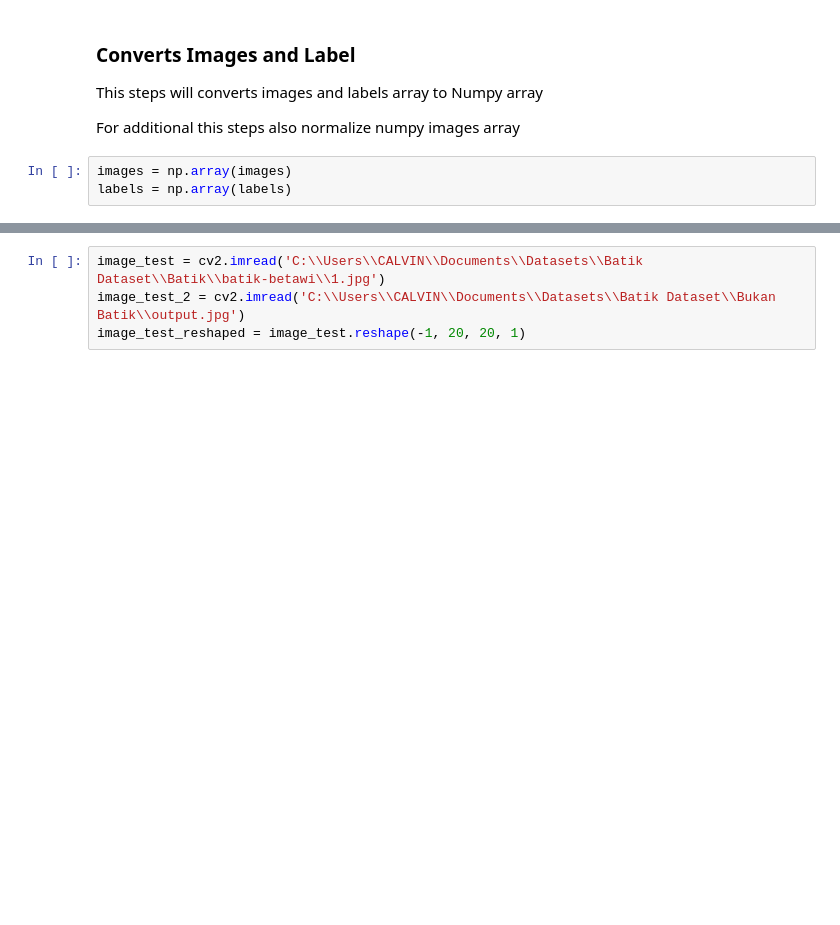
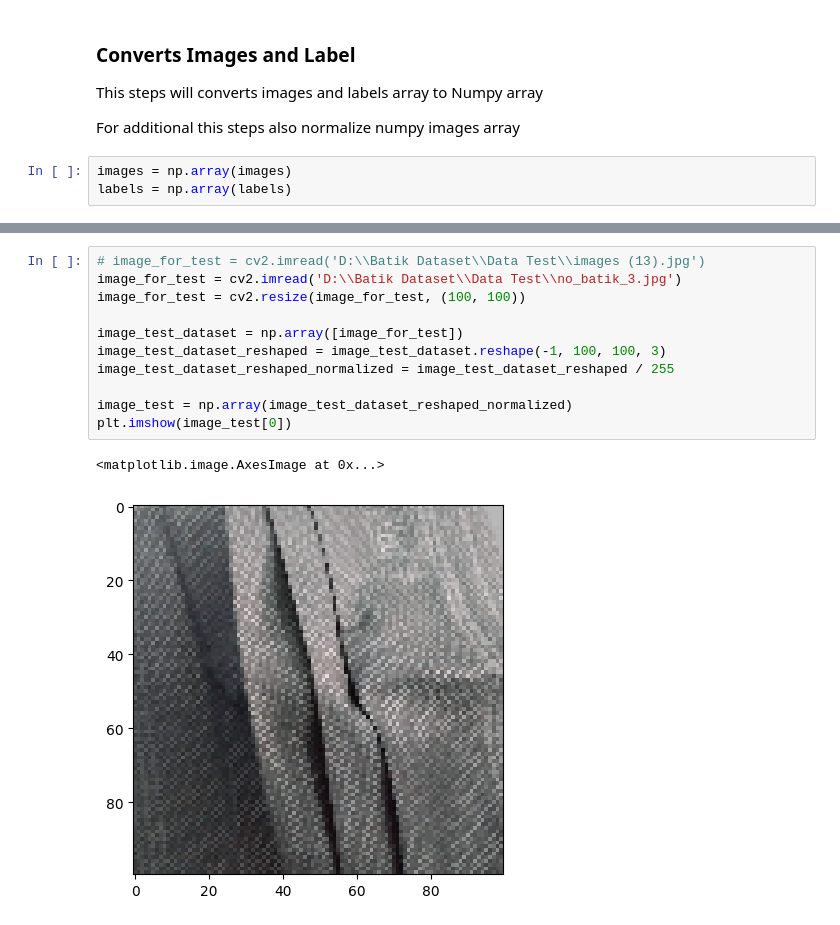
Before and after one commit to calvindany/cnn-project, a Jupyter notebook: image-clasiffication-3/image-clasiffication-3.ipynb, the cells around one changed output, grey strips where cells are left out. Saved outputs shown, nothing was run; the diff lists cells and outputs as text; blank space fills up the shorter version.

```diff
--- a/image-clasiffication-3/image-clasiffication-3.ipynb
+++ b/image-clasiffication-3/image-clasiffication-3.ipynb
@@ -106,5 +119,15 @@ model.evaluate(images, labels)
 # %%
-image_test = cv2.imread('C:\\Users\\CALVIN\\Documents\\Datasets\\Batik Dataset\\Batik\\batik-betawi\\1.jpg')
-image_test_2 = cv2.imread('C:\\Users\\CALVIN\\Documents\\Datasets\\Batik Dataset\\Bukan Batik\\output.jpg')
-image_test_reshaped = image_test.reshape(-1, 20, 20, 1)
+# image_for_test = cv2.imread('D:\\Batik Dataset\\Data Test\\images (13).jpg')
+image_for_test = cv2.imread('D:\\Batik Dataset\\Data Test\\no_batik_3.jpg')
+image_for_test = cv2.resize(image_for_test, (100, 100))
+
+image_test_dataset = np.array([image_for_test])
+image_test_dataset_reshaped = image_test_dataset.reshape(-1, 100, 100, 3)
+image_test_dataset_reshaped_normalized = image_test_dataset_reshaped / 255
+
+image_test = np.array(image_test_dataset_reshaped_normalized)
+plt.imshow(image_test[0])
+# %% [output]
+<matplotlib.image.AxesImage at 0x...>
+[figure, added]
 # %%
```
Also changed, not shown: parts of 14 cells of this notebook.
